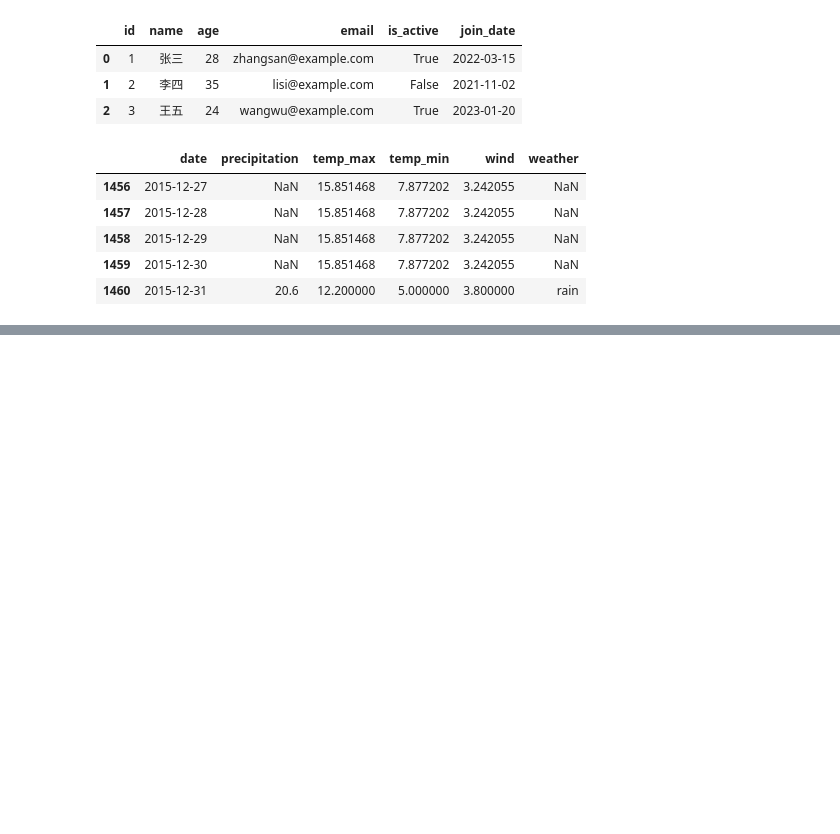
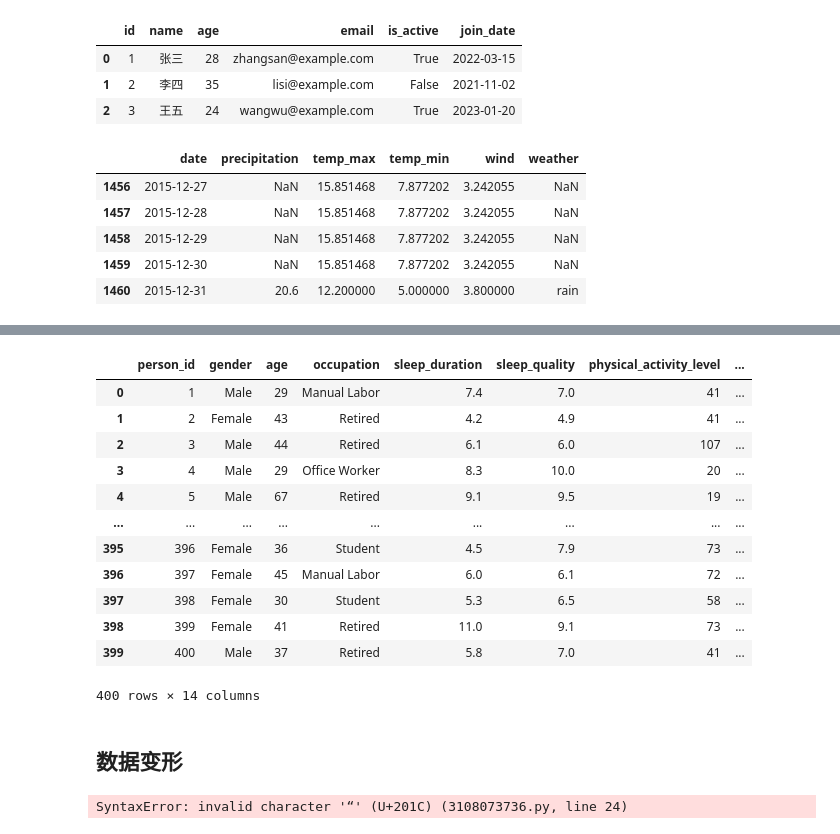
Before and after one commit to yoruLearn/data_analysis, a Jupyter notebook: note/3.数据分析.ipynb, the cells around one changed output, grey strips where cells are left out. Cells and saved outputs as stored; diff of their text form; code cells hidden in the pictures; blank space fills up the shorter version.

```diff
--- a/note/3.数据分析.ipynb
+++ b/note/3.数据分析.ipynb
@@ -7,8 +7,9 @@
 # %% [markdown]
 数据的导入：1.导入csv文件 2.导入json文件
 # %%
-import os
+from pathlib import Path
+import pandas as pd
 
-import numpy as np
-
-os.chdir(r'/')
+DATA = Path(r'C:\Users\21471\PycharmProjects\JupyterProject\data')
+df = pd.read_csv(DATA / 'employees.csv')
+df.head()
@@ -103,0 +123,5 @@ df
+# %%
+#数据类型转换
+df=pd.read_csv(DATA/"sleep.csv")
+
+df.dtypes
@@ -103,0 +143,8 @@ df
+# %%
+#转换每一列的数据类型
+df['age']=df['age'].astype('int16')
+
+df.dtypes
+
+df['gender']=df['gender'].astype('category')
+df.dtypes
@@ -103,0 +166,45 @@ df
+# %%
+#给某一个列进行映射
+df['is_male']=df.gender.map({"Male":True, "Female":False})
+df
+# %% [output]
+|  | person_id | gender | age | occupation | sleep_duration | sleep_quality | physical_activity_level | ... |
+| 0 | 1 | Male | 29 | Manual Labor | 7.4 | 7.0 | 41 | ... |
+| 1 | 2 | Female | 43 | Retired | 4.2 | 4.9 | 41 | ... |
+| 2 | 3 | Male | 44 | Retired | 6.1 | 6.0 | 107 | ... |
+| 3 | 4 | Male | 29 | Office Worker | 8.3 | 10.0 | 20 | ... |
+| 4 | 5 | Male | 67 | Retired | 9.1 | 9.5 | 19 | ... |
+| ... | ... | ... | ... | ... | ... | ... | ... | ... |
+| 395 | 396 | Female | 36 | Student | 4.5 | 7.9 | 73 | ... |
+| 396 | 397 | Female | 45 | Manual Labor | 6.0 | 6.1 | 72 | ... |
+| 397 | 398 | Female | 30 | Student | 5.3 | 6.5 | 58 | ... |
+| 398 | 399 | Female | 41 | Retired | 11.0 | 9.1 | 73 | ... |
+| 399 | 400 | Male | 37 | Retired | 5.8 | 7.0 | 41 | ... |
+400 rows × 14 columns
+# %% [markdown]
+## 数据变形
+# %%
+data={
+    "ID":[1,2],
+    "name":['alice','bob'],
+    'Math':[90,85],
+    'English':[88,92],
+    'Chinese':[95,89]
+
+}
+
+df=pd.DataFrame(data)
+df.T#行列转置
+
+df#该表为宽表
+
+
+"""
+:param1 数据
+id_vars:不变的列
+var_name :
+value_name:值的名称
+"""
+df1=pd.melt(df,id_vars=['ID','name'],var_name='课目',value_name='分数').sort_values(by='name')#将宽表转换为长表
+# %% [output]
+SyntaxError: invalid character '“' (U+201C) (3108073736.py, line 24)
```
Also changed, not shown: parts of 23 cells of this notebook.
